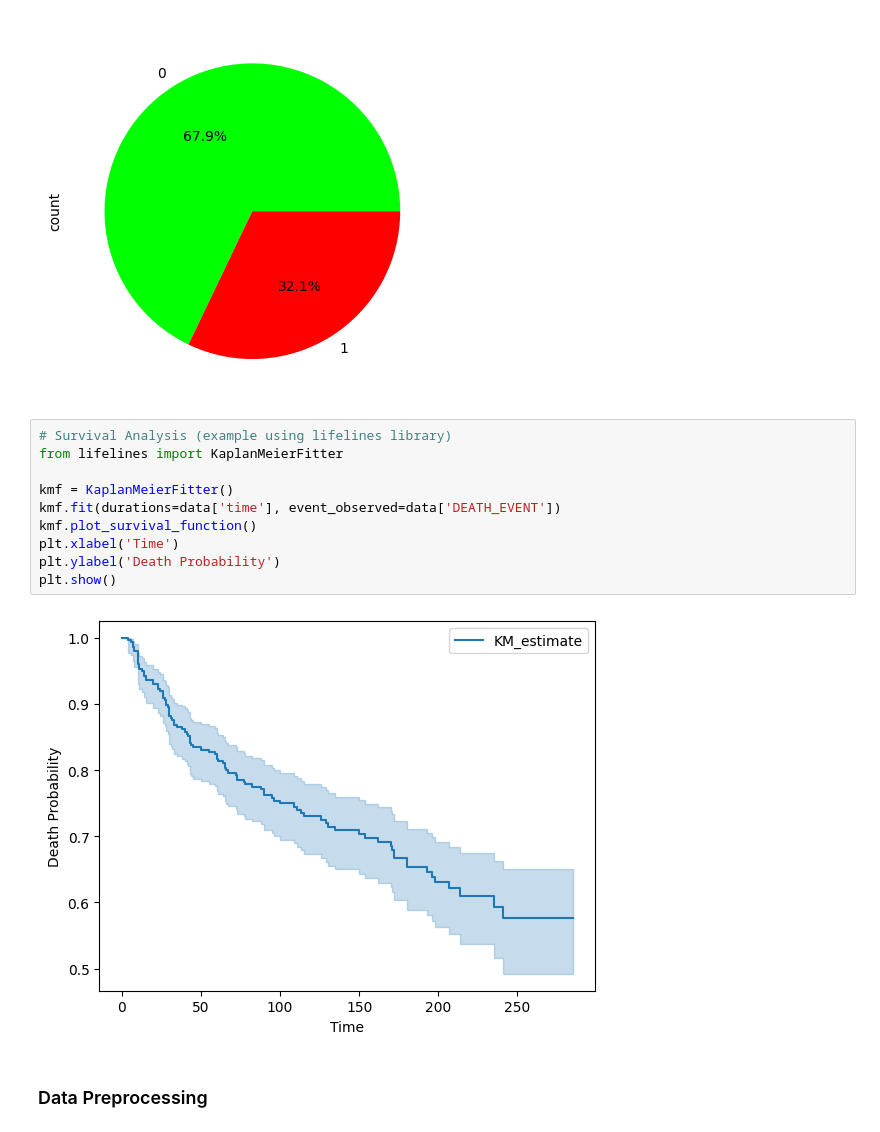
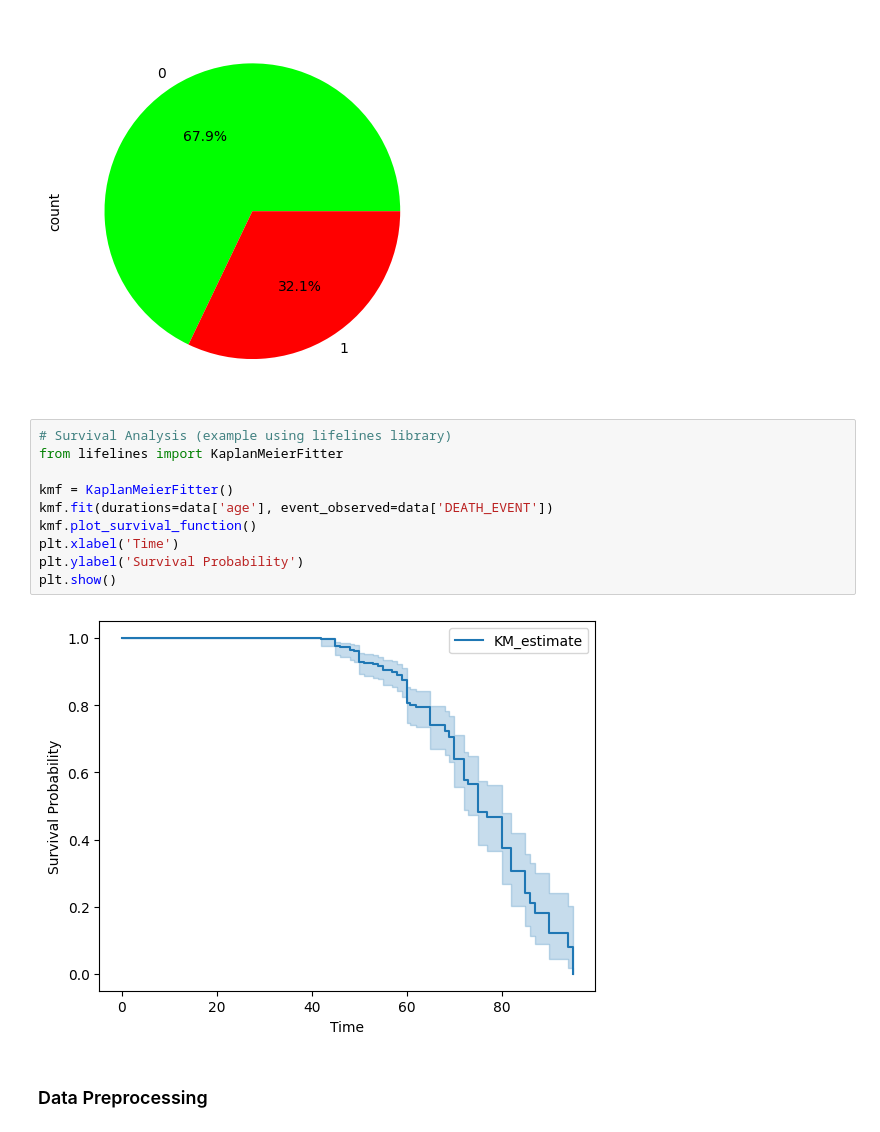
Before and after one commit to arindam-sahoo/Heart-Failure-Prediction, a Jupyter notebook: main.ipynb, the cells around one changed output. Cells and saved outputs as stored; diff of their text form.

Commit message:
Data Preprocessing Done

```diff
--- a/main.ipynb
+++ b/main.ipynb
@@ -210,14 +219,14 @@ plt.show()
 # %%
 # Survival Analysis (example using lifelines library)
 from lifelines import KaplanMeierFitter
 
 kmf = KaplanMeierFitter()
-kmf.fit(durations=data['time'], event_observed=data['DEATH_EVENT'])
+kmf.fit(durations=data['age'], event_observed=data['DEATH_EVENT'])
 kmf.plot_survival_function()
 plt.xlabel('Time')
-plt.ylabel('Death Probability')
+plt.ylabel('Survival Probability')
 plt.show()
 # %% [output]
-[figure, old version]
+[figure, new version]
 # %% [markdown]
 ### Data Preprocessing
```
Also changed, not shown: parts of 7 cells of this notebook.
